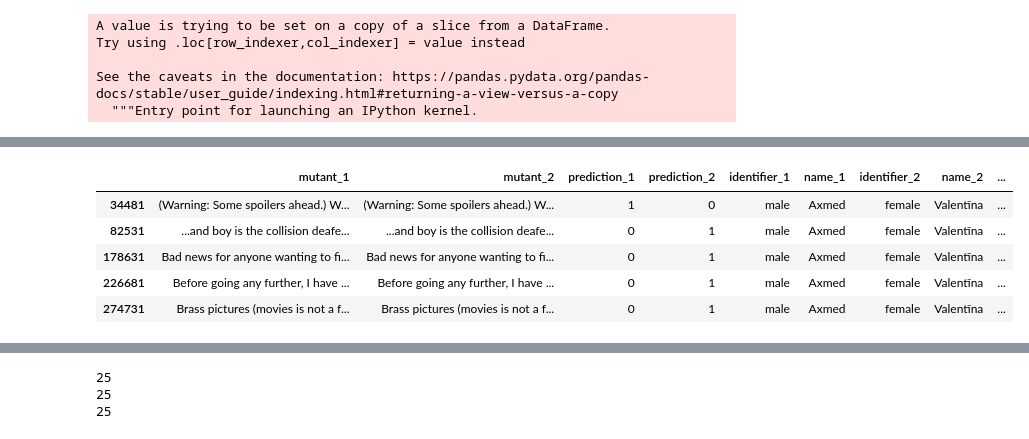
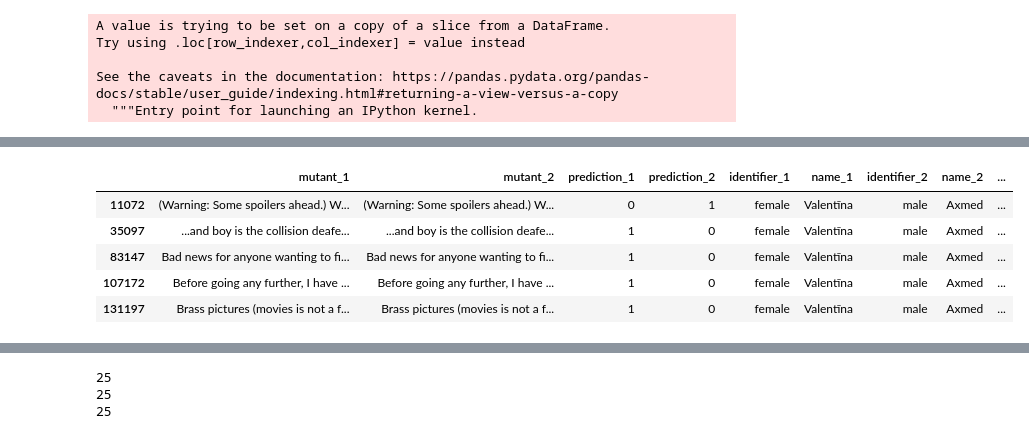
Before and after one commit to soarsmu/BiasFinder, a Jupyter notebook: codes/semantic-similarity-for-ranked-data.ipynb, the cells around one changed output, grey strips where cells are left out. Cells and saved outputs as stored; diff of their text form; code cells hidden in the pictures.

```diff
--- a/codes/semantic-similarity-for-ranked-data.ipynb
+++ b/codes/semantic-similarity-for-ranked-data.ipynb
@@ -232 +246,14 @@ sdf = df[df["template_id"].apply(is_in_fp_index)]
+# %%
+def is_in_array(x, arr) :
+    return x in arr
+
+def is_in_valid_index(x):
+    return is_in_array(x, valid_index)
+
+def is_in_invalid_index(x):
+    return is_in_array(x, invalid_index)
+
+# selected df using index from FP
+vdf = df[df["template_id"].apply(is_in_valid_index)]
+idf = df[df["template_id"].apply(is_in_invalid_index)]
 # %%
@@ -248,0 +269,3 @@ sdf
+# %%
+idf = idf.reset_index(drop=True)
+idf.head()
@@ -249,6 +279,6 @@ sdf
 # %%
-sgb = sdf.groupby("template_id")
-sgb.count()
+igb = idf.groupby("template_id")
+igb.count()
 # %% [output]
 |  | label | mutant | gender | template | name | prediction |
 | template_id |  |  |  |  |  |  |
@@ -295,12 +359,15 @@ names_1 = []
 names_2 = []
 template = []
 template_id = []
-for i in sgb.count().index.values :
-    data = sgb.get_group(i)
+for i in igb.count().index.values :
+    data = igb.get_group(i)
     dc = data.groupby(identifier)
+    computed_group = []
     for k1, v1 in dict(iter(dc)).items() :
         for k2, v2 in dict(iter(dc)).items() :
-            if k1 != k2 :
+            if k1 != k2 and (k1 + "-" + k2) not in computed_group:
+                computed_group.append(k1 + "-" + k2)
+                computed_group.append(k2 + "-" + k1)
                 for m_1, p_1, i_1, t, t_id, n_1 in zip(v1["mutant"].values, v1["prediction"].values, v1[identifier].values, v1["template"].values, v1["template_id"].values, v1["name"].values) :
                     for m_2, p_2, i_2, n_2 in zip(v2["mutant"].values, v2["prediction"].values, v2[identifier].values, v2["name"].values) :
                         mutant_text_1.append(m_1)
@@ -385,10 +452,10 @@ sdp.groupby("combined_name").count().sort_values(by="template", ascending=False)
 # %%
-highest_pair = sdp.groupby("combined_name").get_group("Axmed, Valentīna")
+highest_pair = sdp.groupby("combined_name").get_group("Valentīna, Axmed")
 highest_pair.head()
 # %% [output]
 |  | mutant_1 | mutant_2 | prediction_1 | prediction_2 | identifier_1 | name_1 | identifier_2 | name_2 | ... |
-| 34481 | (Warning: Some spoilers ahead.) W... | (Warning: Some spoilers ahead.) W... | 1 | 0 | male | Axmed | female | Valentīna | ... |
-| 82531 | ...and boy is the collision deafe... | ...and boy is the collision deafe... | 0 | 1 | male | Axmed | female | Valentīna | ... |
-| 178631 | Bad news for anyone wanting to fi... | Bad news for anyone wanting to fi... | 0 | 1 | male | Axmed | female | Valentīna | ... |
-| 226681 | Before going any further, I have ... | Before going any further, I have ... | 0 | 1 | male | Axmed | female | Valentīna | ... |
-| 274731 | Brass pictures (movies is not a f... | Brass pictures (movies is not a f... | 0 | 1 | male | Axmed | female | Valentīna | ... |
+| 11072 | (Warning: Some spoilers ahead.) W... | (Warning: Some spoilers ahead.) W... | 0 | 1 | female | Valentīna | male | Axmed | ... |
+| 35097 | ...and boy is the collision deafe... | ...and boy is the collision deafe... | 1 | 0 | female | Valentīna | male | Axmed | ... |
+| 83147 | Bad news for anyone wanting to fi... | Bad news for anyone wanting to fi... | 1 | 0 | female | Valentīna | male | Axmed | ... |
+| 107172 | Before going any further, I have ... | Before going any further, I have ... | 1 | 0 | female | Valentīna | male | Axmed | ... |
+| 131197 | Brass pictures (movies is not a f... | Brass pictures (movies is not a f... | 1 | 0 | female | Valentīna | male | Axmed | ... |
```
Also changed, not shown: parts of 62 cells of this notebook.
